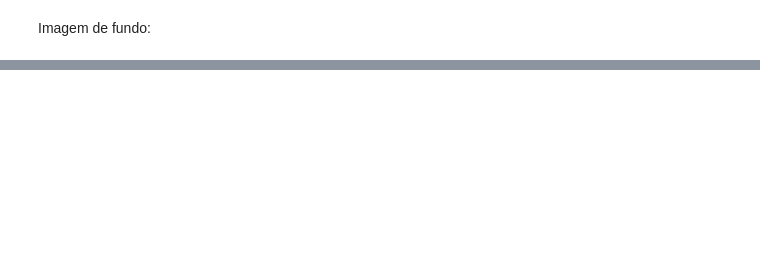
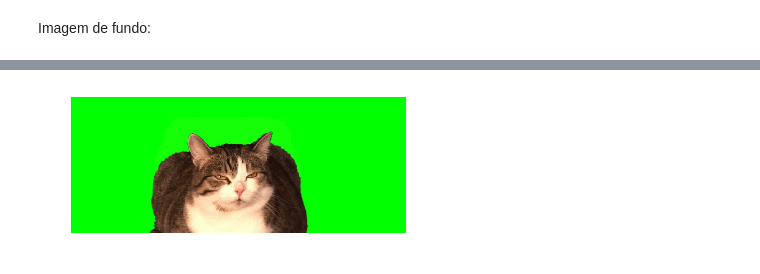
Before and after one commit to janarf/processamento-de-imagens1, a Jupyter notebook: tp1/tp1.ipynb, the cells around one changed output, grey strips where cells are left out. Cells and saved outputs as stored; diff of their text form; code cells hidden in the pictures; blank space fills up the shorter version.

```diff
--- a/tp1/tp1.ipynb
+++ b/tp1/tp1.ipynb
@@ -117,0 +54,7 @@ maskbanana2 = mascara(banana2hsv,0.34,0.32)
+# %%
+n=1.5
+gato = rescale(io.imread('cat.jpg'),n)
+gato = crop(gato,((0,200),(0,0),(0,0)))
+show(gato)
+# %% [output]
+[figure, added]
```
Also changed, not shown: parts of 63 cells of this notebook.
